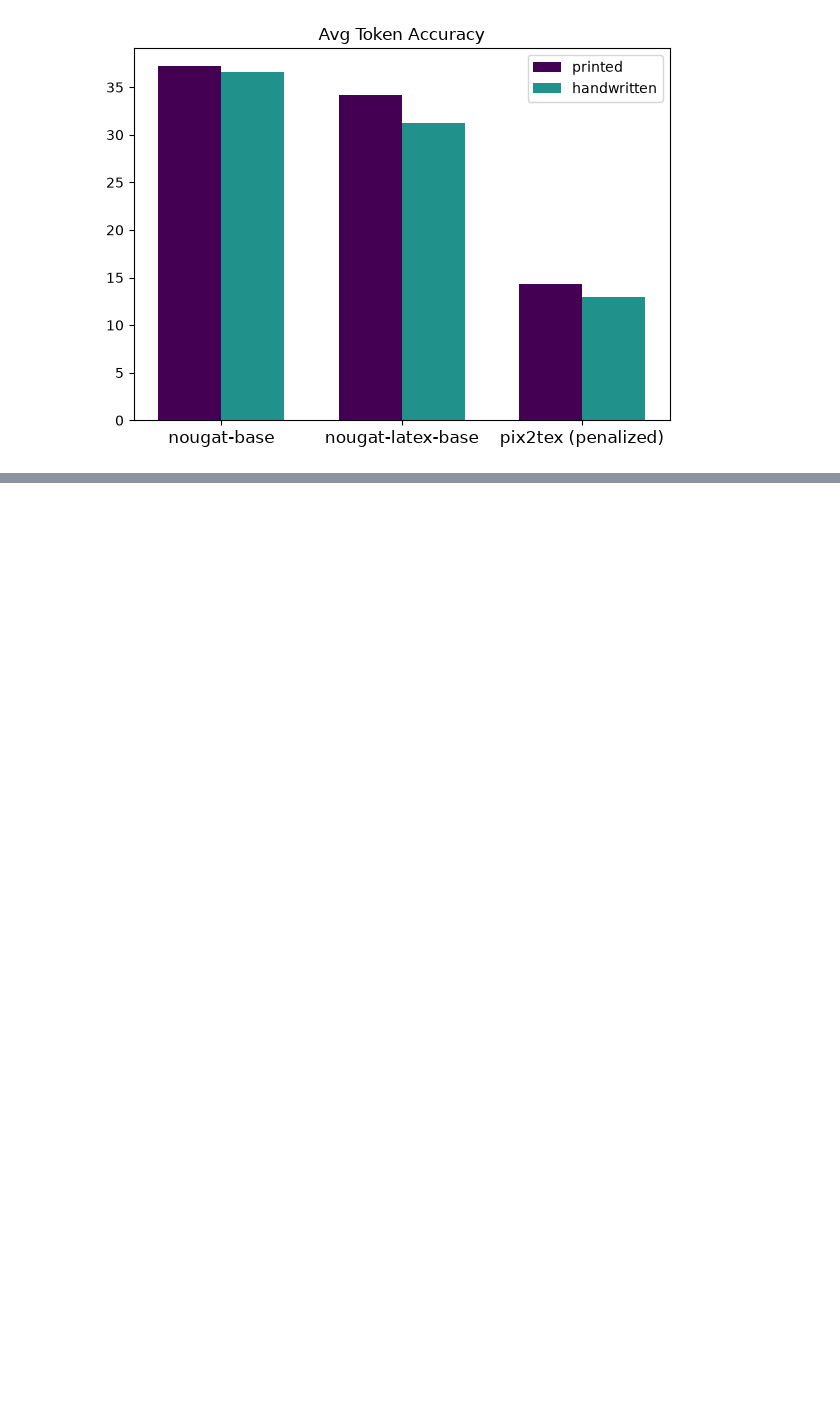
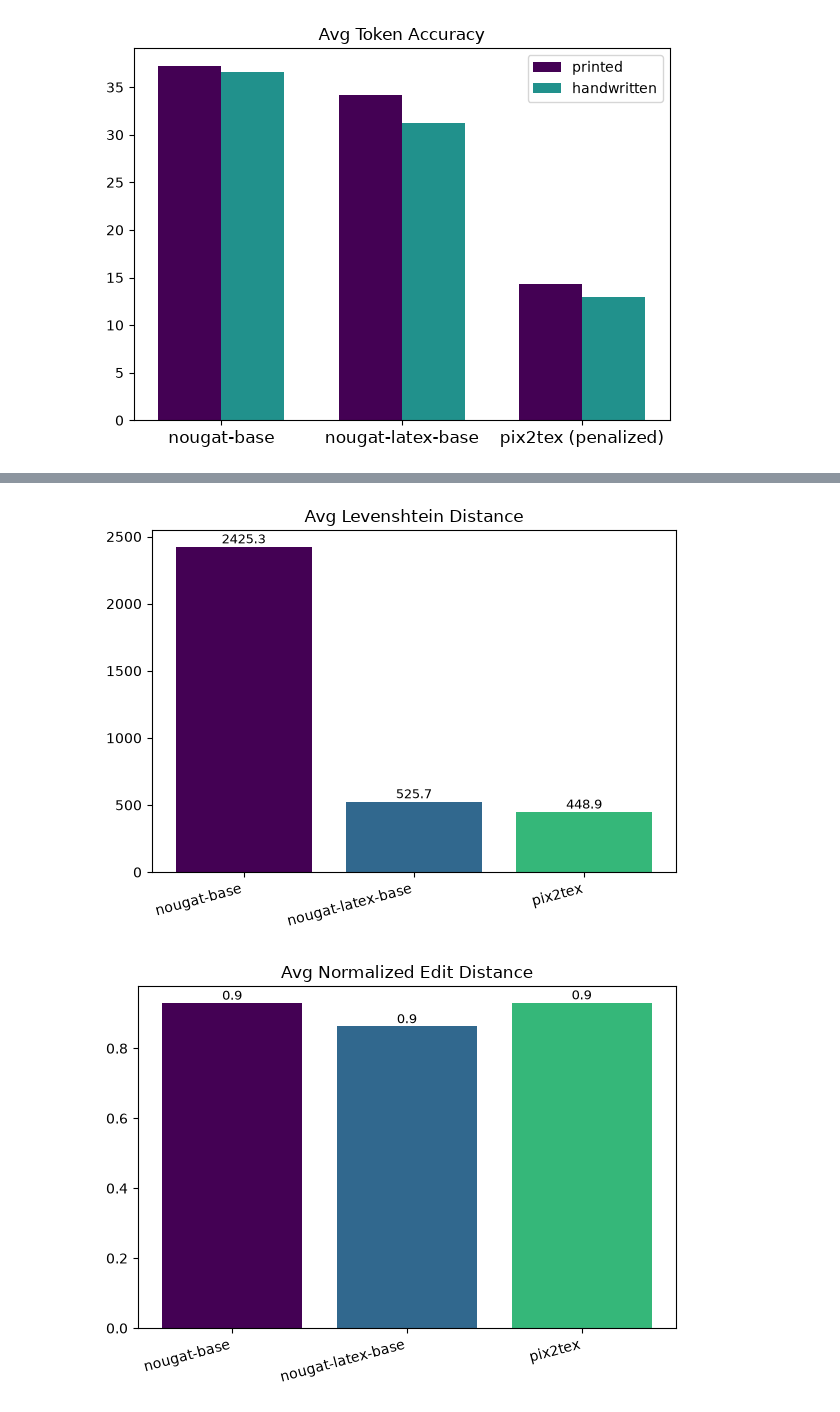
Before and after one commit to osten-antonio/AIMS-eval, a Jupyter notebook: evaluation_summary.ipynb, the cells around one changed output, grey strips where cells are left out. Cells and saved outputs as stored; diff of their text form; code cells hidden in the pictures; blank space fills up the shorter version.

```diff
--- a/evaluation_summary.ipynb
+++ b/evaluation_summary.ipynb
@@ -440,0 +447,4 @@ for metric, title, filename in zip(metrics, titles, filenames):
+# %%
+inf = pd.read_csv('results/fastmath_inference_results.csv')
+# %%
+ocr_models = ['nougat-base', 'nougat-latex-base', 'pix2tex']
@@ -440,0 +543,25 @@ for metric, title, filename in zip(metrics, titles, filenames):
+# %%
+x = range(len(ocr_models))
+w = 0.35
+colors = plt.cm.viridis([i / len(ocr_models) for i in range(len(ocr_models))])
+
+metrics = ['avg_levenshtein', 'avg_ned', 'token_accuracy']
+titles = ['Avg Levenshtein Distance', 'Avg Normalized Edit Distance', 'Avg Token Accuracy']
+filenames = ['levenshtein.png', 'ned.png', 'token_accuracy.png']
+
+for metric, title, filename in zip(metrics, titles, filenames):
+    fig, ax = plt.subplots(figsize=(6, 4.5))
+    vals = [ocr_summary[ocr_summary['model'] == m][metric].values[0] for m in ocr_models]
+    ax.bar(list(x), vals, color=colors)
+    ax.set_xticks(list(x))
+    ax.set_xticklabels(ocr_models, fontsize=10, rotation=15, ha='right')
+    ax.set_title(title)
+    for i_v, v in enumerate(vals):
+        ax.text(i_v, v + max(vals)*0.01, f'{v:.1f}', ha='center', fontsize=9)
+    plt.tight_layout()
+    plt.savefig(filename, dpi=300, bbox_inches='tight')
+    plt.show()
+    plt.close()
+# %% [output]
+[figure, added]
+[figure, added]
```
Also changed, not shown: parts of 14 cells of this notebook.
